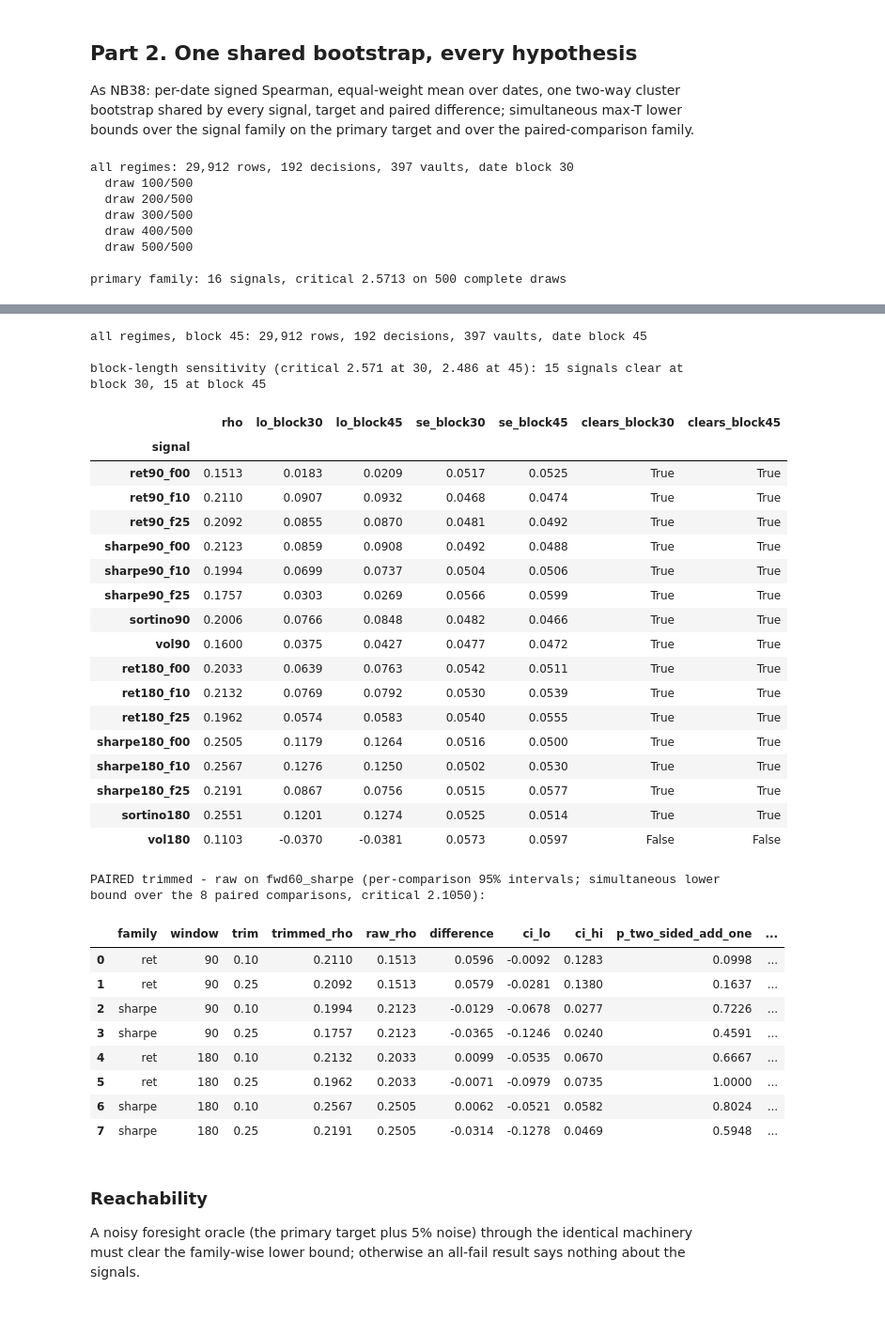
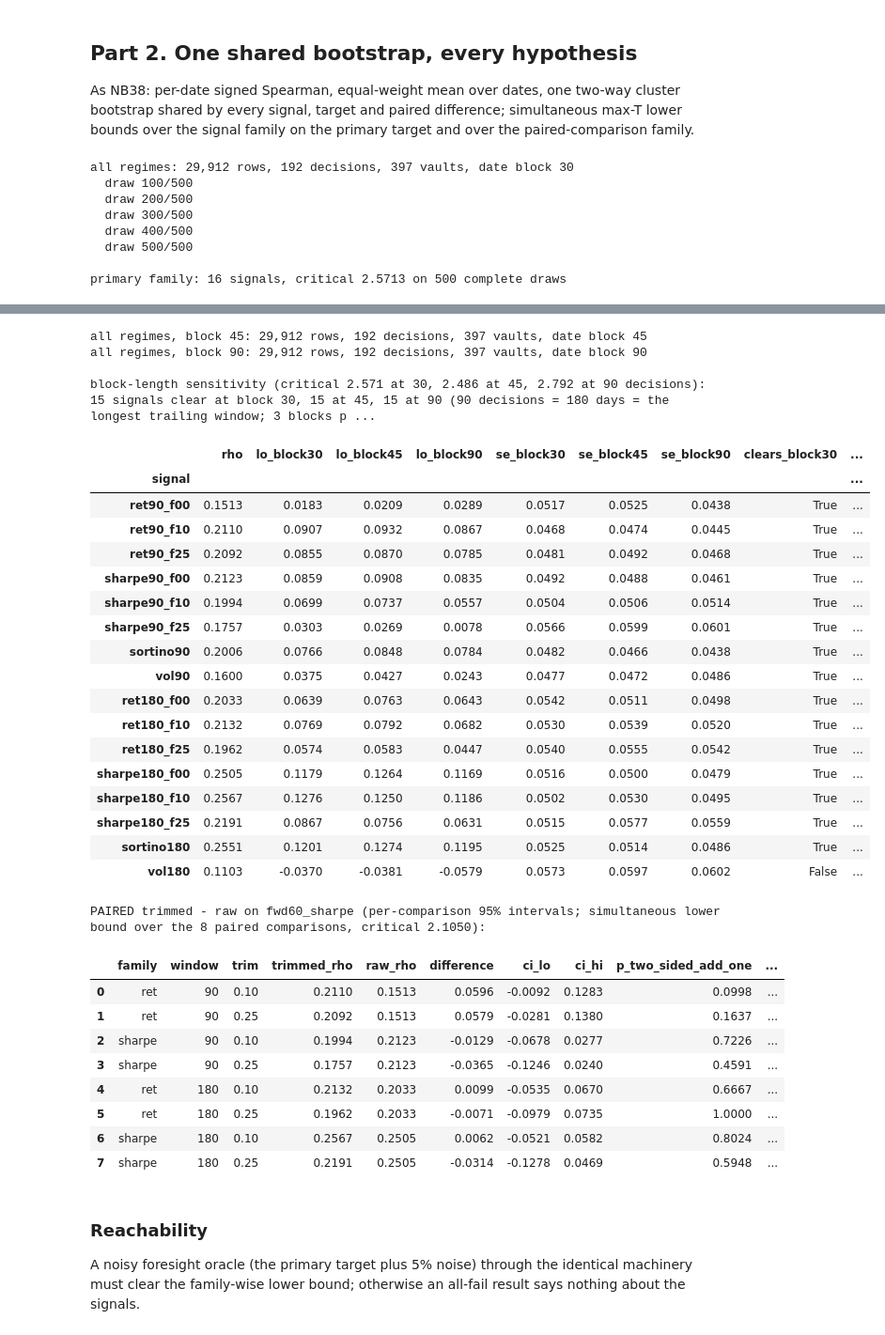
Before and after one commit to tradingstrategy-ai/getting-started, a Jupyter notebook: scratchpad/hyperliquid-lower-vol/39-research-trimmed-screen-full-history.ipynb, the cells around one changed output, grey strips where cells are left out. Shown at 94% size. Cells and saved outputs as stored; diff of their text form; code cells hidden in the pictures.

```diff
--- a/scratchpad/hyperliquid-lower-vol/39-research-trimmed-screen-full-history.ipynb
+++ b/scratchpad/hyperliquid-lower-vol/39-research-trimmed-screen-full-history.ipynb
@@ -212,6 +222,10 @@ DRAWS = 500
 #: joining July 2026 to July 2025 would splice two polling regimes. 45 is run as a sensitivity.
 DATE_BLOCK = 30
 DATE_BLOCK_SENSITIVITY = 45
+#: 90 decisions = 180 days, the longest trailing-score window. With 192 decisions this leaves
+#: about two blocks per draw, so its bounds are as much a statement about the sample size as
+#: about the dependence; it is run because no shorter block covers the score persistence.
+DATE_BLOCK_LONG = 90
 SEED = 20260917
 LEVEL = 0.95
 REGIMES = [("weekly 2025", pd.Timestamp("2025-01-01"), pd.Timestamp("2026-01-01")),
@@ -554,64 +568,68 @@ print(f"\nprimary family: {full['family_size']} signals, critical {full['critica
 display(full["table"][TABLE_COLS].round(4))
 # Sensitivity to the block length: 45 decisions (90 days), the trailing-score persistence length.
 full45 = screen(panel, "all regimes, block 45", verbose=False, block=DATE_BLOCK_SENSITIVITY)
+full90 = screen(panel, "all regimes, block 90", verbose=False, block=DATE_BLOCK_LONG)
 sens = pd.DataFrame({"rho": full["table"][f"rho_{PRIMARY}"], "lo_block30": full["table"]["lo_primary_simultaneous"],
-                     "lo_block45": full45["table"]["lo_primary_simultaneous"], "se_block30": full["table"]["se_primary"],
-                     "se_block45": full45["table"]["se_primary"]})
-sens["clears_block30"] = sens["lo_block30"] > 0; sens["clears_block45"] = sens["lo_block45"] > 0
-print(f"\nblock-length sensitivity (critical {full['critical']:.3f} at 30, {full45['critical']:.3f} at 45): "
-      f"{int(sens['clears_block30'].sum())} signals clear at block 30, {int(sens['clears_block45'].sum())} at block 45")
+                     "lo_block45": full45["table"]["lo_primary_simultaneous"], "lo_block90": full90["table"]["lo_primary_simultaneous"],
+                     "se_block30": full["table"]["se_primary"], "se_block45": full45["table"]["se_primary"], "se_block90": full90["table"]["se_primary"]})
+for b in (30, 45, 90):
+    sens[f"clears_block{b}"] = sens[f"lo_block{b}"] > 0
+print(f"\nblock-length sensitivity (critical {full['critical']:.3f} at 30, {full45['critical']:.3f} at 45, {full90['critical']:.3f} at 90 decisions): "
+      f"{int(sens['clears_block30'].sum())} signals clear at block 30, {int(sens['clears_block45'].sum())} at 45, {int(sens['clears_block90'].sum())} at 90 "
+      f"(90 decisions = 180 days = the longest trailing window; {math.ceil(len(full['boot']['dates']) / DATE_BLOCK_LONG)} blocks per draw)")
 display(sens.round(4))
 print(f"\nPAIRED trimmed - raw on {PRIMARY} (per-comparison 95% intervals; simultaneous lower bound over the "
       f"{full['paired_family_size']} paired comparisons, critical {full['paired_critical']:.4f}):")
 display(full["paired"].round(4))
 # %% [output]
 all regimes: 29,912 rows, 192 decisions, 397 vaults, date block 30
   draw 100/500
   draw 200/500
   draw 300/500
   draw 400/500
   draw 500/500
 
 primary family: 16 signals, critical 2.5713 on 500 complete draws
 |  | family | window | trim | dates | evaluated | rho_fwd60_sharpe | se_primary | lo_primary_simultaneous | ... |
 | signal |  |  |  |  |  |  |  |  | ... |
 | ret90_f00 | return | 90 | 0.00 | 192 | True | 0.1513 | 0.0517 | 0.0183 | ... |
 | ret90_f10 | return | 90 | 0.10 | 192 | True | 0.2110 | 0.0468 | 0.0907 | ... |
 | ret90_f25 | return | 90 | 0.25 | 192 | True | 0.2092 | 0.0481 | 0.0855 | ... |
 | sharpe90_f00 | sharpe | 90 | 0.00 | 192 | True | 0.2123 | 0.0492 | 0.0859 | ... |
 | sharpe90_f10 | sharpe | 90 | 0.10 | 192 | True | 0.1994 | 0.0504 | 0.0699 | ... |
 | sharpe90_f25 | sharpe | 90 | 0.25 | 192 | True | 0.1757 | 0.0566 | 0.0303 | ... |
 | sortino90 | sortino | 90 | NaN | 192 | True | 0.2006 | 0.0482 | 0.0766 | ... |
 | vol90 | vol | 90 | NaN | 192 | True | 0.1600 | 0.0477 | 0.0375 | ... |
 | ret180_f00 | return | 180 | 0.00 | 192 | True | 0.2033 | 0.0542 | 0.0639 | ... |
 | ret180_f10 | return | 180 | 0.10 | 192 | True | 0.2132 | 0.0530 | 0.0769 | ... |
 | ret180_f25 | return | 180 | 0.25 | 192 | True | 0.1962 | 0.0540 | 0.0574 | ... |
 | sharpe180_f00 | sharpe | 180 | 0.00 | 192 | True | 0.2505 | 0.0516 | 0.1179 | ... |
 | sharpe180_f10 | sharpe | 180 | 0.10 | 192 | True | 0.2567 | 0.0502 | 0.1276 | ... |
 | sharpe180_f25 | sharpe | 180 | 0.25 | 192 | True | 0.2191 | 0.0515 | 0.0867 | ... |
 | sortino180 | sortino | 180 | NaN | 192 | True | 0.2551 | 0.0525 | 0.1201 | ... |
 | vol180 | vol | 180 | NaN | 192 | True | 0.1103 | 0.0573 | -0.0370 | ... |
 all regimes, block 45: 29,912 rows, 192 decisions, 397 vaults, date block 45
+all regimes, block 90: 29,912 rows, 192 decisions, 397 vaults, date block 90
 
-block-length sensitivity (critical 2.571 at 30, 2.486 at 45): 15 signals clear at block 30, 15 at block 45
+block-length sensitivity (critical 2.571 at 30, 2.486 at 45, 2.792 at 90 decisions): 15 signals clear at block 30, 15 at 45, 15 at 90 (90 decisions = 180 days = the longest trailing window; 3 blocks p ...
-|  | rho | lo_block30 | lo_block45 | se_block30 | se_block45 | clears_block30 | clears_block45 |
-| signal |  |  |  |  |  |  |  |
-| ret90_f00 | 0.1513 | 0.0183 | 0.0209 | 0.0517 | 0.0525 | True | True |
-| ret90_f10 | 0.2110 | 0.0907 | 0.0932 | 0.0468 | 0.0474 | True | True |
-| ret90_f25 | 0.2092 | 0.0855 | 0.0870 | 0.0481 | 0.0492 | True | True |
-| sharpe90_f00 | 0.2123 | 0.0859 | 0.0908 | 0.0492 | 0.0488 | True | True |
-| sharpe90_f10 | 0.1994 | 0.0699 | 0.0737 | 0.0504 | 0.0506 | True | True |
-| sharpe90_f25 | 0.1757 | 0.0303 | 0.0269 | 0.0566 | 0.0599 | True | True |
-| sortino90 | 0.2006 | 0.0766 | 0.0848 | 0.0482 | 0.0466 | True | True |
-| vol90 | 0.1600 | 0.0375 | 0.0427 | 0.0477 | 0.0472 | True | True |
-| ret180_f00 | 0.2033 | 0.0639 | 0.0763 | 0.0542 | 0.0511 | True | True |
-| ret180_f10 | 0.2132 | 0.0769 | 0.0792 | 0.0530 | 0.0539 | True | True |
-| ret180_f25 | 0.1962 | 0.0574 | 0.0583 | 0.0540 | 0.0555 | True | True |
-| sharpe180_f00 | 0.2505 | 0.1179 | 0.1264 | 0.0516 | 0.0500 | True | True |
-| sharpe180_f10 | 0.2567 | 0.1276 | 0.1250 | 0.0502 | 0.0530 | True | True |
-| sharpe180_f25 | 0.2191 | 0.0867 | 0.0756 | 0.0515 | 0.0577 | True | True |
-| sortino180 | 0.2551 | 0.1201 | 0.1274 | 0.0525 | 0.0514 | True | True |
-| vol180 | 0.1103 | -0.0370 | -0.0381 | 0.0573 | 0.0597 | False | False |
+|  | rho | lo_block30 | lo_block45 | lo_block90 | se_block30 | se_block45 | se_block90 | clears_block30 | ... |
+| signal |  |  |  |  |  |  |  |  | ... |
+| ret90_f00 | 0.1513 | 0.0183 | 0.0209 | 0.0289 | 0.0517 | 0.0525 | 0.0438 | True | ... |
+| ret90_f10 | 0.2110 | 0.0907 | 0.0932 | 0.0867 | 0.0468 | 0.0474 | 0.0445 | True | ... |
+| ret90_f25 | 0.2092 | 0.0855 | 0.0870 | 0.0785 | 0.0481 | 0.0492 | 0.0468 | True | ... |
+| sharpe90_f00 | 0.2123 | 0.0859 | 0.0908 | 0.0835 | 0.0492 | 0.0488 | 0.0461 | True | ... |
+| sharpe90_f10 | 0.1994 | 0.0699 | 0.0737 | 0.0557 | 0.0504 | 0.0506 | 0.0514 | True | ... |
+| sharpe90_f25 | 0.1757 | 0.0303 | 0.0269 | 0.0078 | 0.0566 | 0.0599 | 0.0601 | True | ... |
+| sortino90 | 0.2006 | 0.0766 | 0.0848 | 0.0784 | 0.0482 | 0.0466 | 0.0438 | True | ... |
+| vol90 | 0.1600 | 0.0375 | 0.0427 | 0.0243 | 0.0477 | 0.0472 | 0.0486 | True | ... |
+| ret180_f00 | 0.2033 | 0.0639 | 0.0763 | 0.0643 | 0.0542 | 0.0511 | 0.0498 | True | ... |
+| ret180_f10 | 0.2132 | 0.0769 | 0.0792 | 0.0682 | 0.0530 | 0.0539 | 0.0520 | True | ... |
+| ret180_f25 | 0.1962 | 0.0574 | 0.0583 | 0.0447 | 0.0540 | 0.0555 | 0.0542 | True | ... |
+| sharpe180_f00 | 0.2505 | 0.1179 | 0.1264 | 0.1169 | 0.0516 | 0.0500 | 0.0479 | True | ... |
+| sharpe180_f10 | 0.2567 | 0.1276 | 0.1250 | 0.1186 | 0.0502 | 0.0530 | 0.0495 | True | ... |
+| sharpe180_f25 | 0.2191 | 0.0867 | 0.0756 | 0.0631 | 0.0515 | 0.0577 | 0.0559 | True | ... |
+| sortino180 | 0.2551 | 0.1201 | 0.1274 | 0.1195 | 0.0525 | 0.0514 | 0.0486 | True | ... |
+| vol180 | 0.1103 | -0.0370 | -0.0381 | -0.0579 | 0.0573 | 0.0597 | 0.0602 | False | ... |
 PAIRED trimmed - raw on fwd60_sharpe (per-comparison 95% intervals; simultaneous lower bound over the 8 paired comparisons, critical 2.1050):
 |  | family | window | trim | trimmed_rho | raw_rho | difference | ci_lo | ci_hi | p_two_sided_add_one | ... |
 | 0 | ret | 90 | 0.10 | 0.2110 | 0.1513 | 0.0596 | -0.0092 | 0.1283 | 0.0998 | ... |
```
Also changed, not shown: parts of 2 cells of this notebook, 4 other files.
